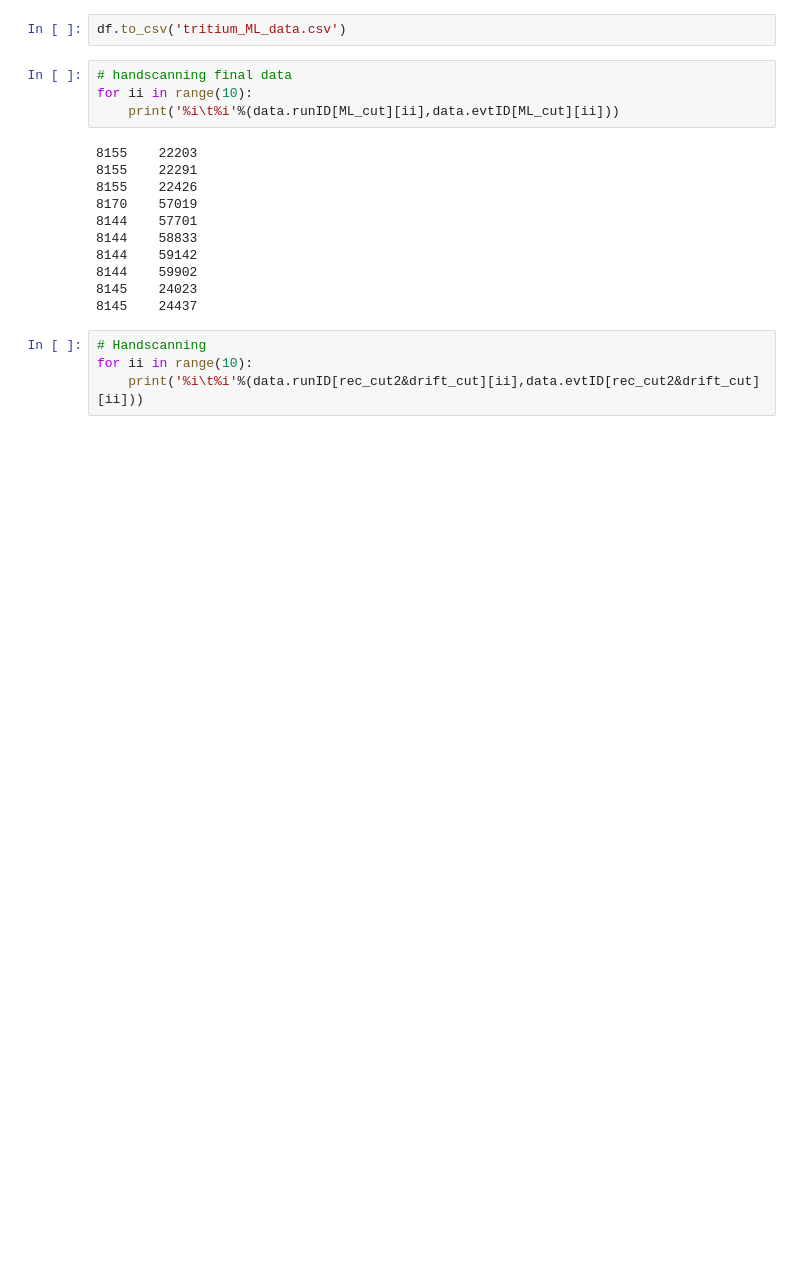
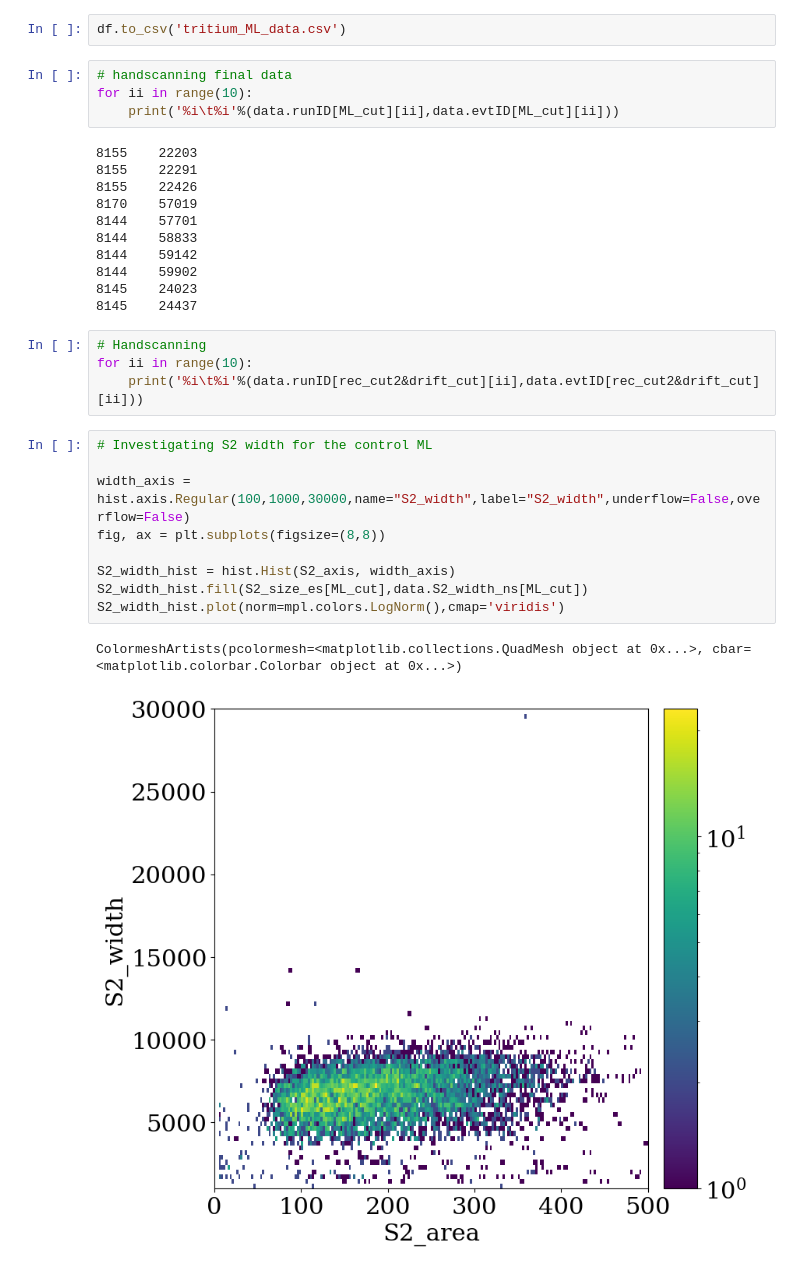
Before and after one commit to lizziewitt/MSci_Project, a Jupyter notebook: 01_badarea.ipynb, the cells around one changed output. Cells and saved outputs as stored; diff of their text form; blank space fills up the shorter version.

```diff
--- a/01_badarea.ipynb
+++ b/01_badarea.ipynb
@@ -326,3 +327,15 @@ for ii in range(10):
 # Handscanning
 for ii in range(10):
     print('%i\t%i'%(data.runID[rec_cut2&drift_cut][ii],data.evtID[rec_cut2&drift_cut][ii]))
+# %%
+# Investigating S2 width for the control ML
+
+width_axis =  hist.axis.Regular(100,1000,30000,name="S2_width",label="S2_width",underflow=False,overflow=False)
+fig, ax = plt.subplots(figsize=(8,8))
+
+S2_width_hist = hist.Hist(S2_axis, width_axis)
+S2_width_hist.fill(S2_size_es[ML_cut],data.S2_width_ns[ML_cut])
+S2_width_hist.plot(norm=mpl.colors.LogNorm(),cmap='viridis')
+# %% [output]
+ColormeshArtists(pcolormesh=<matplotlib.collections.QuadMesh object at 0x...>, cbar=<matplotlib.colorbar.Colorbar object at 0x...>)
+[figure, added]
```
Also changed, not shown: parts of 2 cells of this notebook, 1 other file.
